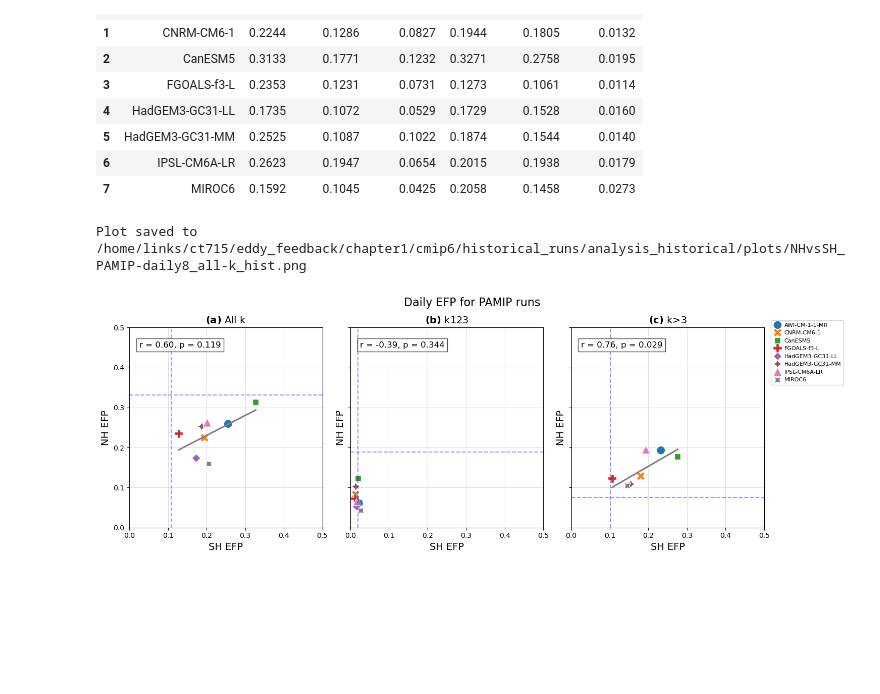
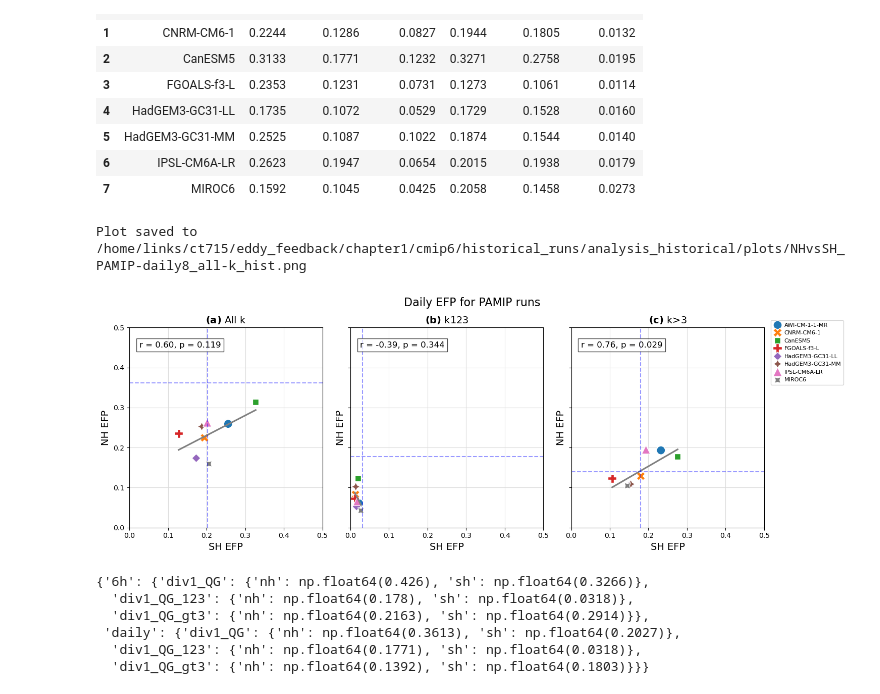
Before and after one commit to Caturrell/eddy_feedback, a Jupyter notebook: chapter1/pamip/pamip_NHvsSH_corr.ipynb, the cells around one changed output. Saved outputs shown, nothing was run; the diff lists cells and outputs as text; code cells hidden in the pictures; blank space fills up the shorter version.

```diff
--- a/chapter1/pamip/pamip_NHvsSH_corr.ipynb
+++ b/chapter1/pamip/pamip_NHvsSH_corr.ipynb
@@ -24,8 +24,8 @@ for time_freq in ['6h', 'daily']:
     for div1_method in ['div1_QG', 'div1_QG_123', 'div1_QG_gt3']:
         result = obs.query(f"time_freq == '{time_freq}' and div1_method == '{div1_method}'")
         obs_values[time_freq][div1_method] = {
-            'nh': result['efp_nh_500'].values[0],
-            'sh': result['efp_sh_500'].values[0]
+            'nh': result['efp_nh'].values[0],
+            'sh': result['efp_sh'].values[0]
         }
 
 # # Access like:
@@ -119,41 +119,50 @@ axes[2].set_ylabel('NH EFP', fontsize=14)
 axes[2].set_xlim(0, 0.5)
 axes[2].set_ylim(0, 0.5)
 axes[2].set_title('$\\bf{(c)}$ k>3', fontsize=14)
 axes[2].legend_.remove()
 axes[2].grid(visible=True, color='gainsboro')
 axes[2].set_axisbelow(True)
 
 
 # Move legend outside the left panel now
 axes[2].legend(
     bbox_to_anchor=(1.02, 1.05),
     loc='upper left',
     prop={'size': 8},  # Adjust the font size
     handlelength=1.5,  # Adjust the length of the legend handles
     handletextpad=0.5   # Adjust the padding between the handle and text
 )#, title='model')
 
 plt.tight_layout()
 plt.suptitle('Daily EFP for PAMIP runs', fontsize=16, y=1.04)
 
 
 
-# Ask the user if they want to save the file
-save_path = '/home/links/ct715/eddy_feedback/chapter1/cmip6/historical_runs/analysis_historical/plots'
-filename = 'NHvsSH_PAMIP-daily8_all-k_hist.png'
-full_path = os.path.join(save_path, filename)
+# # Ask the user if they want to save the file
+# save_path = '/home/links/ct715/eddy_feedback/chapter1/cmip6/historical_runs/analysis_historical/plots'
+# filename = 'NHvsSH_PAMIP-daily8_all-k_hist.png'
+# full_path = os.path.join(save_path, filename)
 
-user_input = input(f"Do you want to save the plot to {full_path}? (y/n): ").strip().lower()
+# user_input = input(f"Do you want to save the plot to {full_path}? (y/n): ").strip().lower()
 
-if user_input == 'y':
-    plt.savefig(full_path, bbox_inches='tight')
-    print(f"Plot saved to {full_path}")
-else:
-    print("Plot not saved.")
+# if user_input == 'y':
+#     plt.savefig(full_path, bbox_inches='tight')
+#     print(f"Plot saved to {full_path}")
+# else:
+#     print("Plot not saved.")
 
 
 
 plt.show()
 # %% [output]
 Plot saved to /home/links/ct715/eddy_feedback/chapter1/cmip6/historical_runs/analysis_historical/plots/NHvsSH_PAMIP-daily8_all-k_hist.png
-[figure, old version]
+[figure, new version]
+# %%
+obs_values
+# %% [output]
+{'6h': {'div1_QG': {'nh': np.float64(0.426), 'sh': np.float64(0.3266)},
+  'div1_QG_123': {'nh': np.float64(0.178), 'sh': np.float64(0.0318)},
+  'div1_QG_gt3': {'nh': np.float64(0.2163), 'sh': np.float64(0.2914)}},
+ 'daily': {'div1_QG': {'nh': np.float64(0.3613), 'sh': np.float64(0.2027)},
+  'div1_QG_123': {'nh': np.float64(0.1771), 'sh': np.float64(0.0318)},
+  'div1_QG_gt3': {'nh': np.float64(0.1392), 'sh': np.float64(0.1803)}}}
```
Also changed, not shown: 24 other files.
